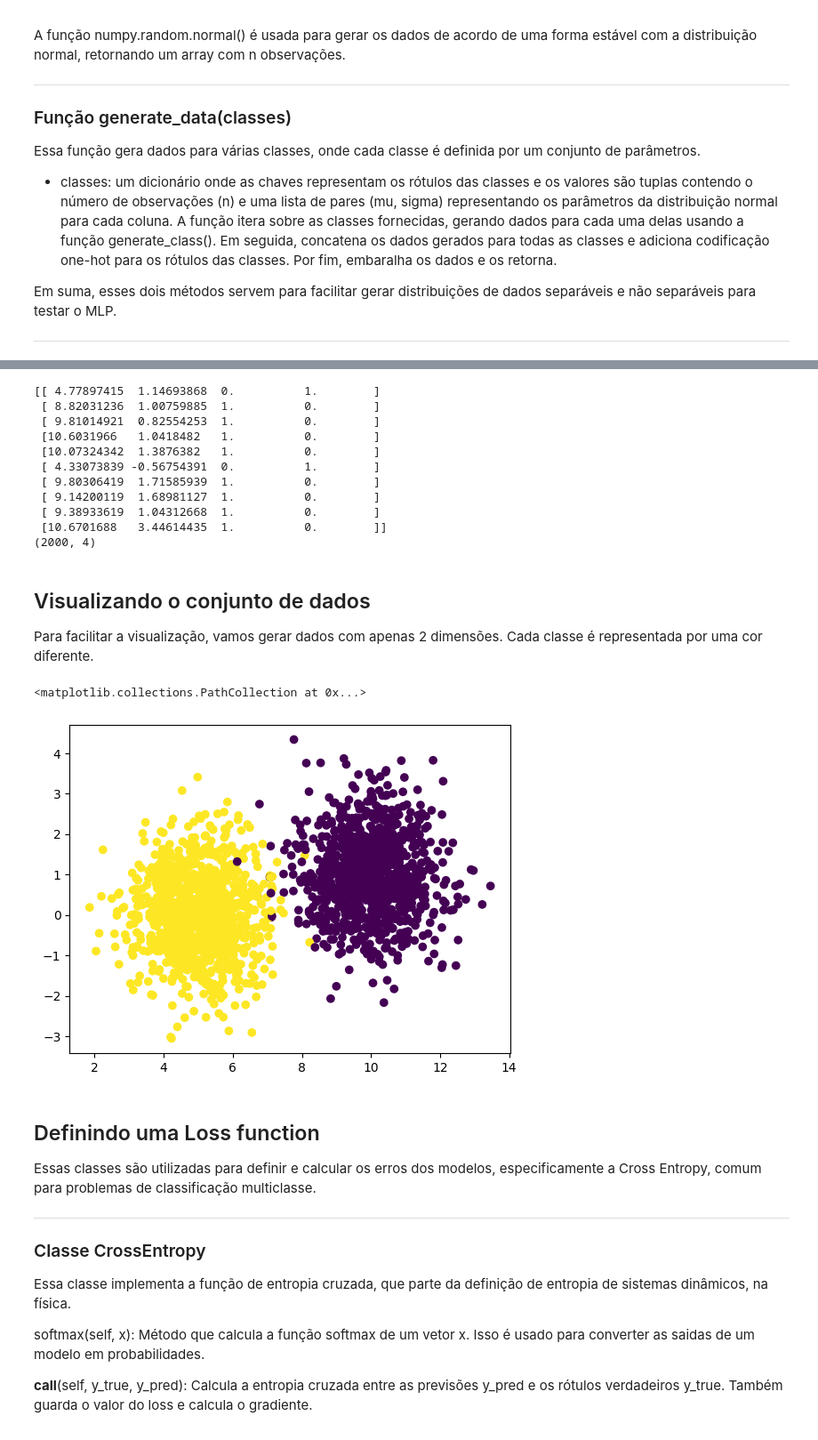
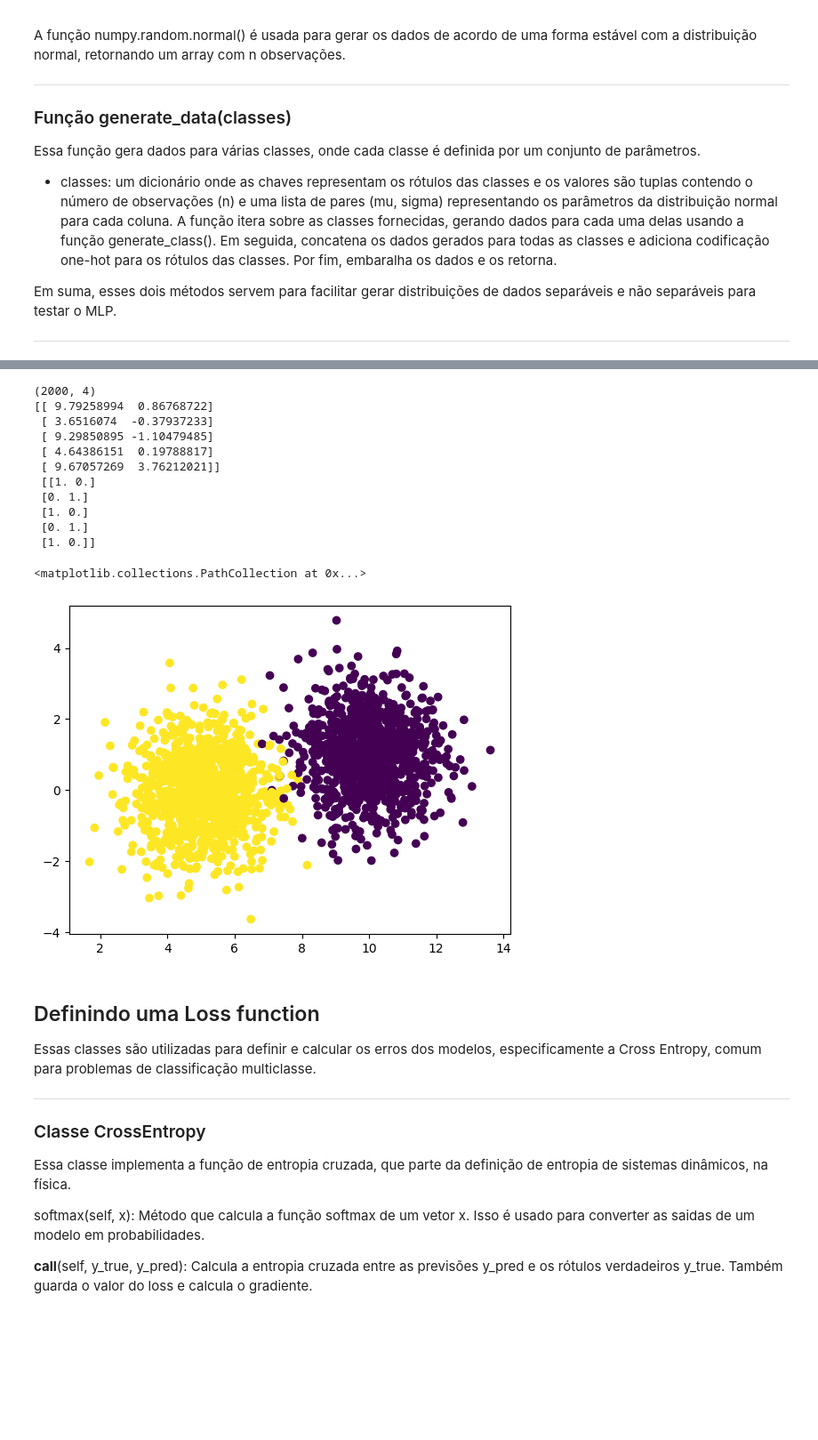
Before and after one commit to rzimmerdev/sentiment-analysis, a Jupyter notebook: atividade_1.ipynb, the cells around one changed output, grey strips where cells are left out. Shown at 89% size. Cells and saved outputs as stored; diff of their text form; code cells hidden in the pictures; blank space fills up the shorter version.

```diff
--- a/atividade_1.ipynb
+++ b/atividade_1.ipynb
@@ -77,29 +80,31 @@ classes = {
 # %%
+classes = {
+    0: (1000, [(10, 1), (1, 1)]),
+    1: (1000, [(5, 1), (0, 1)]),
+}
+
 data = generate_data(classes)
-print(data[:5])
+
+# 2 classes + 2 features
 print(data.shape)
+print(data[:5, :2], "\n", data[:5, 2:])
+
+labels = np.argmax(data[:, 2:], axis=1)
+plt.scatter(data[:, 0], data[:, 1], c=labels, cmap='viridis')
 # %% [output]
-[[ 4.77897415  1.14693868  0.          1.        ]
- [ 8.82031236  1.00759885  1.          0.        ]
- [ 9.81014921  0.82554253  1.          0.        ]
- [10.6031966   1.0418482   1.          0.        ]
- [10.07324342  1.3876382   1.          0.        ]
- [ 4.33073839 -0.56754391  0.          1.        ]
- [ 9.80306419  1.71585939  1.          0.        ]
- [ 9.14200119  1.68981127  1.          0.        ]
- [ 9.38933619  1.04312668  1.          0.        ]
- [10.6701688   3.44614435  1.          0.        ]]
 (2000, 4)
+[[ 9.79258994  0.86768722]
+ [ 3.6516074  -0.37937233]
+ [ 9.29850895 -1.10479485]
+ [ 4.64386151  0.19788817]
+ [ 9.67057269  3.76212021]]
+ [[1. 0.]
+ [0. 1.]
+ [1. 0.]
+ [0. 1.]
+ [1. 0.]]
+<matplotlib.collections.PathCollection at 0x...>
+[figure, added]
-# %% [markdown]
-## Visualizando o conjunto de dados
-
-Para facilitar a visualização, vamos gerar dados com apenas 2 dimensões. Cada classe é representada por uma cor diferente.
-# %%
-labels = np.argmax(data[:, 2:], axis=1)
-plt.scatter(data[:, 0], data[:, 1], c=labels)
-# %% [output]
-<matplotlib.collections.PathCollection at 0x...>
-[figure, removed]
 # %% [markdown]
 ## Definindo uma Loss function
 
```
Also changed, not shown: parts of 22 cells of this notebook.
